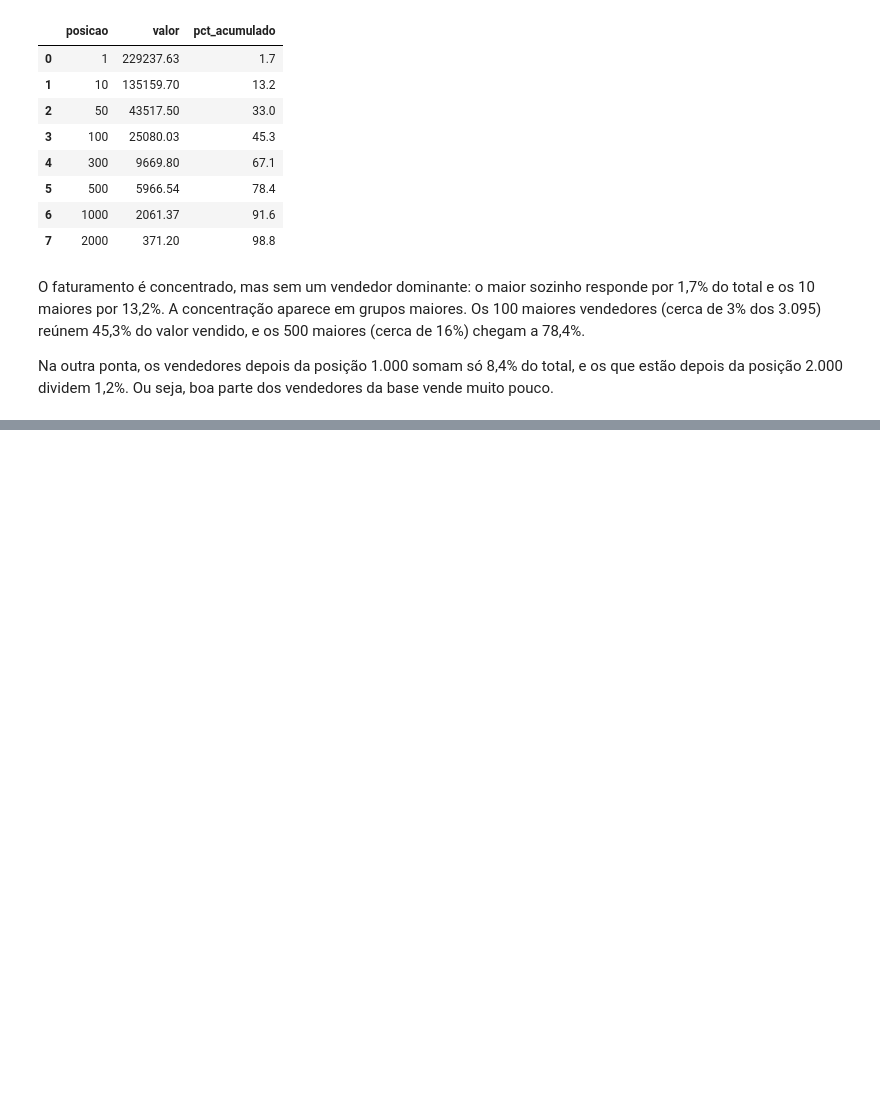
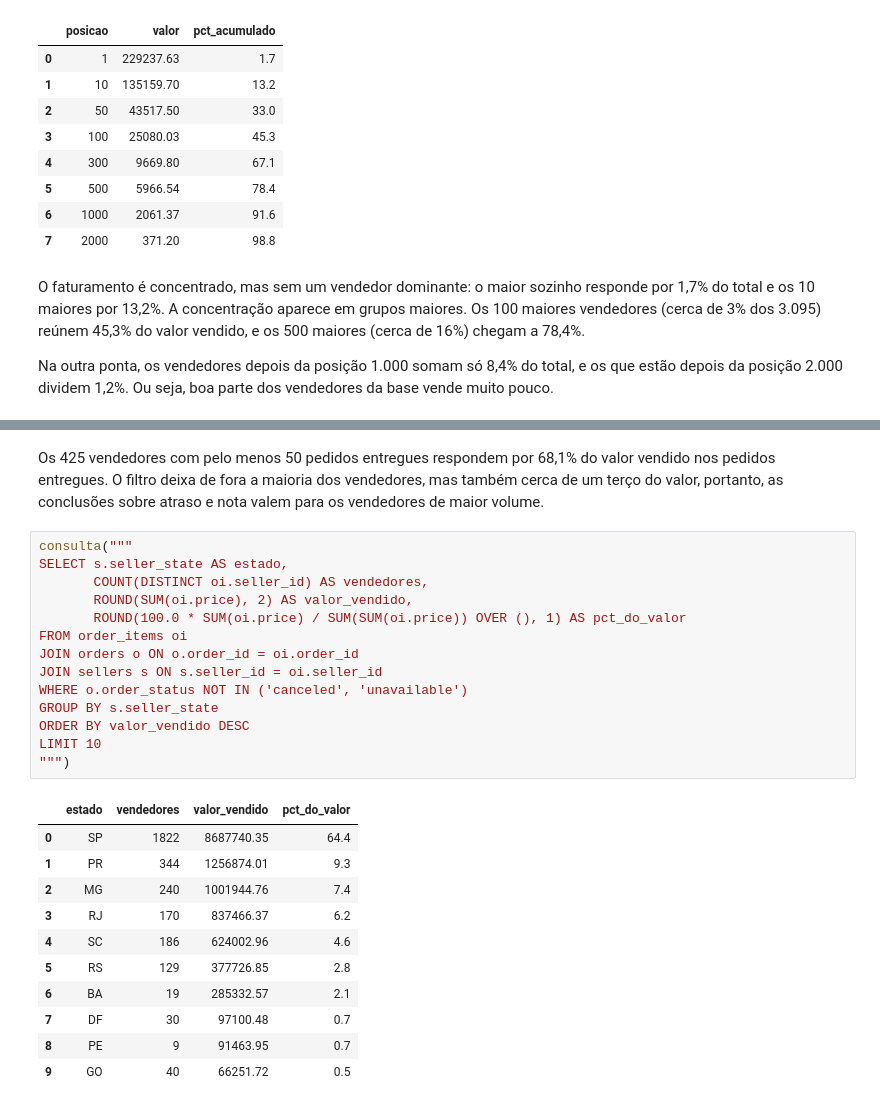
Before and after one commit to paulorcmj/analise-vendedores-olist, a Jupyter notebook: notebooks/01_consultas.ipynb, the cells around one changed output, grey strips where cells are left out. Drawn from its saved outputs; the diff is of its cells as text; blank space fills up the shorter version.

```diff
--- a/notebooks/01_consultas.ipynb
+++ b/notebooks/01_consultas.ipynb
@@ -116,0 +218,28 @@ Na outra ponta, os vendedores depois da posição 1.000 somam só 8,4% do total,
+# %% [markdown]
+Os 425 vendedores com pelo menos 50 pedidos entregues respondem por 68,1% do valor vendido nos pedidos entregues. O filtro deixa de fora a maioria dos vendedores, mas também cerca de um terço do valor, portanto, as conclusões sobre atraso e nota valem para os vendedores de maior volume.
+# %%
+consulta("""
+SELECT s.seller_state AS estado,
+       COUNT(DISTINCT oi.seller_id) AS vendedores,
+       ROUND(SUM(oi.price), 2) AS valor_vendido,
+       ROUND(100.0 * SUM(oi.price) / SUM(SUM(oi.price)) OVER (), 1) AS pct_do_valor
+FROM order_items oi
+JOIN orders o ON o.order_id = oi.order_id
+JOIN sellers s ON s.seller_id = oi.seller_id
+WHERE o.order_status NOT IN ('canceled', 'unavailable')
+GROUP BY s.seller_state
+ORDER BY valor_vendido DESC
+LIMIT 10
+""")
+# %% [output]
+|  | estado | vendedores | valor_vendido | pct_do_valor |
+| 0 | SP | 1822 | 8687740.35 | 64.4 |
+| 1 | PR | 344 | 1256874.01 | 9.3 |
+| 2 | MG | 240 | 1001944.76 | 7.4 |
+| 3 | RJ | 170 | 837466.37 | 6.2 |
+| 4 | SC | 186 | 624002.96 | 4.6 |
+| 5 | RS | 129 | 377726.85 | 2.8 |
+| 6 | BA | 19 | 285332.57 | 2.1 |
+| 7 | DF | 30 | 97100.48 | 0.7 |
+| 8 | PE | 9 | 91463.95 | 0.7 |
+| 9 | GO | 40 | 66251.72 | 0.5 |
```
Also changed, not shown: parts of 9 cells of this notebook.
